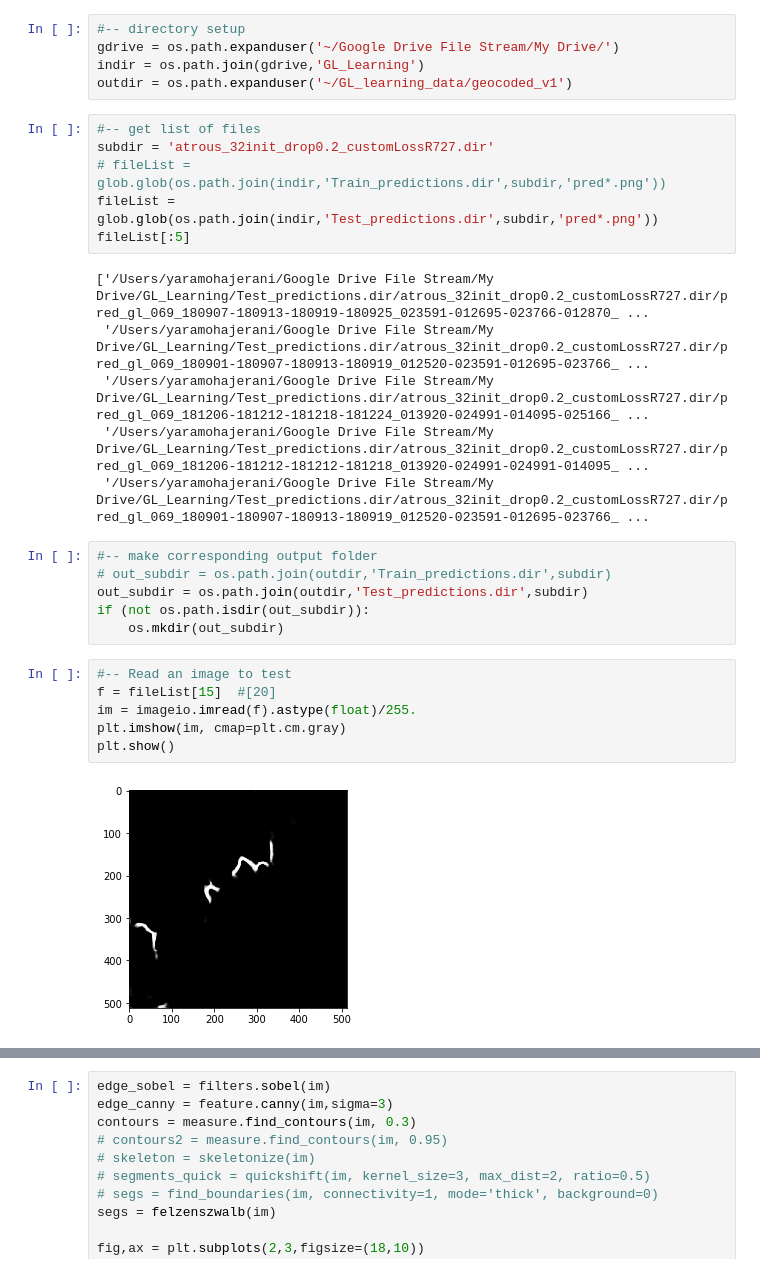
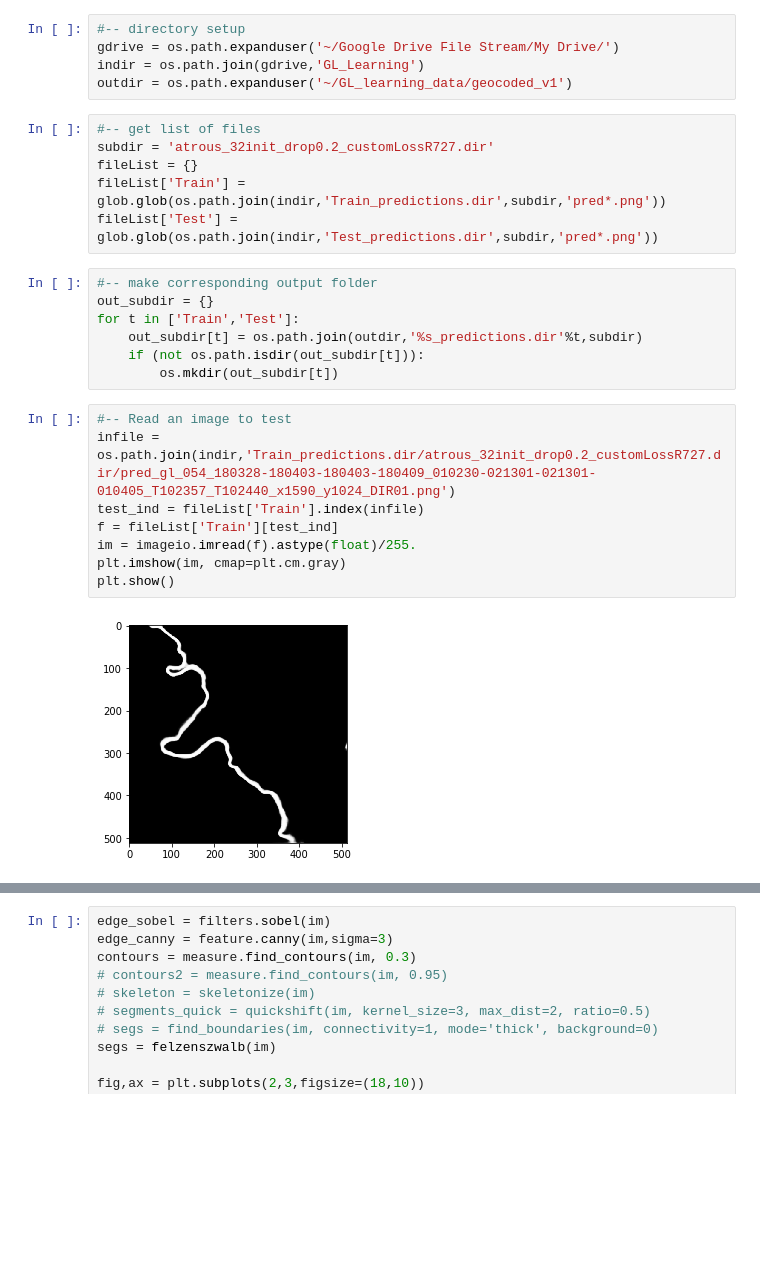
Before and after one commit to yaramohajerani/GL_learning, a Jupyter notebook: GL_postprocessing_geocoded_complex.ipynb, the cells around one changed output, grey strips where cells are left out. Drawn from its saved outputs; the diff is of its cells as text; blank space fills up the shorter version.

Commit message:
new script for testing already trained script, fix loop and pinning point issue, and combine dates with all metadata

```diff
--- a/GL_postprocessing_geocoded_complex.ipynb
+++ b/GL_postprocessing_geocoded_complex.ipynb
@@ -23,26 +25,23 @@ outdir = os.path.expanduser('~/GL_learning_data/geocoded_v1')
 # %%
 #-- get list of files
 subdir = 'atrous_32init_drop0.2_customLossR727.dir'
-# fileList = glob.glob(os.path.join(indir,'Train_predictions.dir',subdir,'pred*.png'))
-fileList = glob.glob(os.path.join(indir,'Test_predictions.dir',subdir,'pred*.png'))
-fileList[:5]
+fileList = {}
+fileList['Train'] = glob.glob(os.path.join(indir,'Train_predictions.dir',subdir,'pred*.png'))
+fileList['Test'] = glob.glob(os.path.join(indir,'Test_predictions.dir',subdir,'pred*.png'))
-# %% [output]
-['/Users/yaramohajerani/Google Drive File Stream/My Drive/GL_Learning/Test_predictions.dir/atrous_32init_drop0.2_customLossR727.dir/pred_gl_069_180907-180913-180919-180925_023591-012695-023766-012870_ ...
- '/Users/yaramohajerani/Google Drive File Stream/My Drive/GL_Learning/Test_predictions.dir/atrous_32init_drop0.2_customLossR727.dir/pred_gl_069_180901-180907-180913-180919_012520-023591-012695-023766_ ...
- '/Users/yaramohajerani/Google Drive File Stream/My Drive/GL_Learning/Test_predictions.dir/atrous_32init_drop0.2_customLossR727.dir/pred_gl_069_181206-181212-181218-181224_013920-024991-014095-025166_ ...
- '/Users/yaramohajerani/Google Drive File Stream/My Drive/GL_Learning/Test_predictions.dir/atrous_32init_drop0.2_customLossR727.dir/pred_gl_069_181206-181212-181212-181218_013920-024991-024991-014095_ ...
- '/Users/yaramohajerani/Google Drive File Stream/My Drive/GL_Learning/Test_predictions.dir/atrous_32init_drop0.2_customLossR727.dir/pred_gl_069_180901-180907-180913-180919_012520-023591-012695-023766_ ...
 # %%
 #-- make corresponding output folder
-# out_subdir = os.path.join(outdir,'Train_predictions.dir',subdir)
-out_subdir = os.path.join(outdir,'Test_predictions.dir',subdir)
-if (not os.path.isdir(out_subdir)):
-    os.mkdir(out_subdir)
+out_subdir = {}
+for t in ['Train','Test']:
+    out_subdir[t] = os.path.join(outdir,'%s_predictions.dir'%t,subdir)
+    if (not os.path.isdir(out_subdir[t])):
+        os.mkdir(out_subdir[t])
 # %%
 #-- Read an image to test
-f = fileList[15]  #[20]
+infile = os.path.join(indir,'Train_predictions.dir/atrous_32init_drop0.2_customLossR727.dir/pred_gl_054_180328-180403-180403-180409_010230-021301-021301-010405_T102357_T102440_x1590_y1024_DIR01.png')
+test_ind = fileList['Train'].index(infile)
+f = fileList['Train'][test_ind]
 im = imageio.imread(f).astype(float)/255.
 plt.imshow(im, cmap=plt.cm.gray)
 plt.show()
 # %% [output]
-[figure, old version]
+[figure, new version]
```
Also changed, not shown: parts of 18 cells of this notebook, 3 other files.
